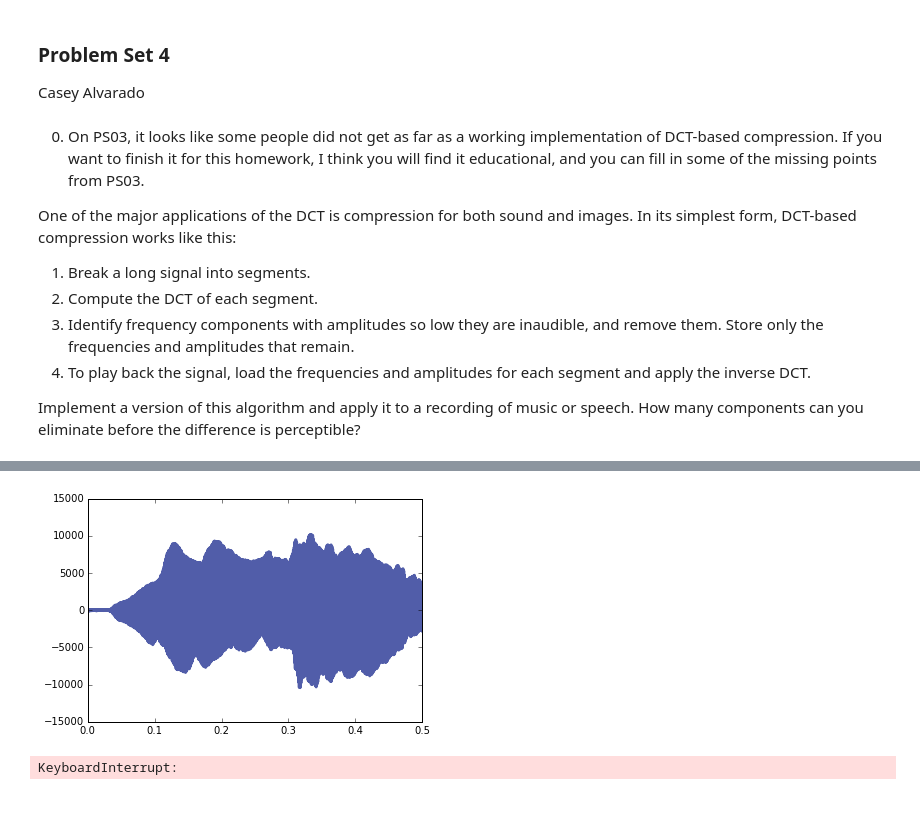
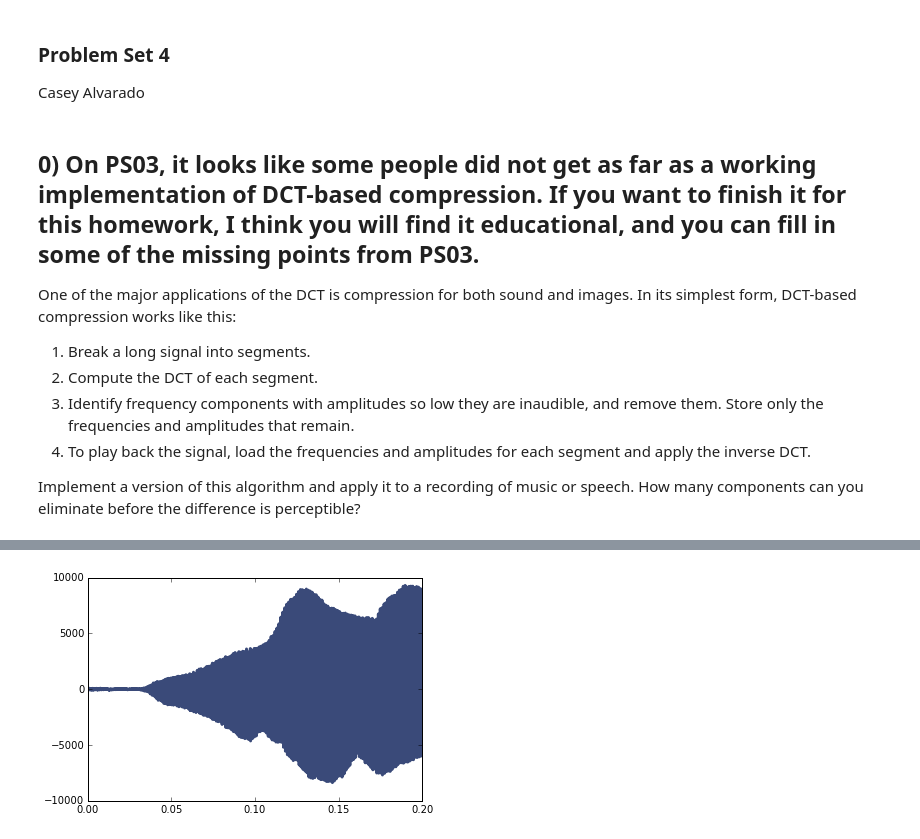
Before and after one commit to CaseyAlvarado/ThinkDSP, a Jupyter notebook: code/ps04.ipynb, the cells around one changed output, grey strips where cells are left out. Saved outputs shown, nothing was run; the diff lists cells and outputs as text; code cells hidden in the pictures; blank space fills up the shorter version.

```diff
--- a/code/ps04.ipynb
+++ b/code/ps04.ipynb
@@ -18,7 +18,7 @@ PI2 = 2 * math.pi
 %precision 3
 %matplotlib inline
 # %% [markdown]
-0) On PS03, it looks like some people did not get as far as a working implementation of DCT-based compression.  If you want to finish it for this homework, I think you will find it educational, and you can fill in some of the missing points from PS03.
+## 0) On PS03, it looks like some people did not get as far as a working implementation of DCT-based compression.  If you want to finish it for this homework, I think you will find it educational, and you can fill in some of the missing points from PS03.
 
 
 One of the major applications of the DCT is compression for both sound and images. In its simplest form, DCT-based compression works like this:
@@ -65,9 +63,9 @@ def compression(w, threshold):
     return wave
 # %%
 noise = thinkdsp.read_wave('92002__jcveliz__violin-origional.wav')
-noise_segment = noise.segment(start = 0.1, duration = 0.5)
+noise_segment = noise.segment(start = 0.1, duration = 0.2)
 noise_segment.plot()
 noise_segment.make_audio()
 # %% [output]
 [interactive output not drawn]
-[figure, old version]
+[figure, new version]
@@ -78,9 +72,3 @@ compressed_wave.make_audio()
-# %%
-compressed_wave = compression(noise_segment, 100)
-compressed_wave.plot()
-compressed_wave.make_audio()
-# %% [output]
-KeyboardInterrupt:
 # %%
 compressed_wave = compression(noise_segment, 500)
 compressed_wave.make_audio()
```
Also changed, not shown: parts of 27 cells of this notebook, 1 other file.
